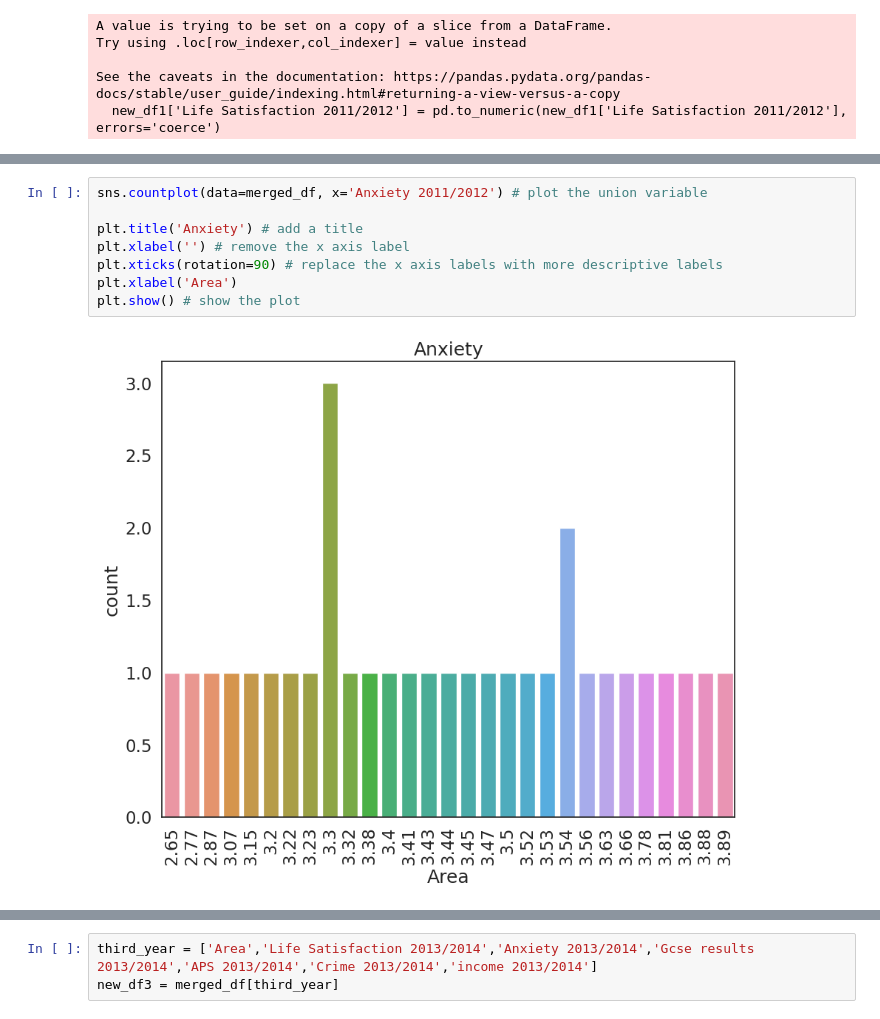
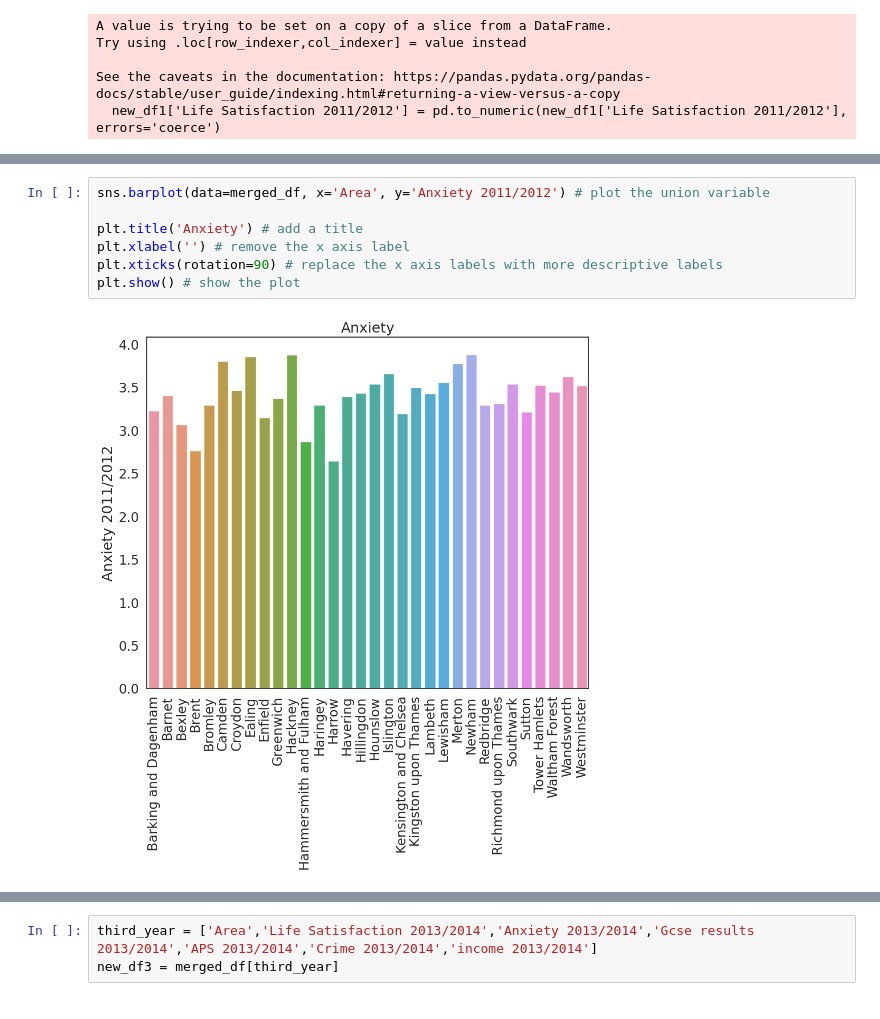
Before and after one commit to YJInn0121/QM2-Group-Project, a Jupyter notebook: Regression_+_visualisation.ipynb, the cells around one changed output, grey strips where cells are left out. Cells and saved outputs as stored; diff of their text form.

```diff
--- a/Regression_+_visualisation.ipynb
+++ b/Regression_+_visualisation.ipynb
@@ -687,11 +687,10 @@ plt.show() # show the plot
 # %%
-sns.countplot(data=merged_df, x='Anxiety 2011/2012') # plot the union variable
+sns.barplot(data=merged_df, x='Area', y='Anxiety 2011/2012') # plot the union variable
 
 plt.title('Anxiety') # add a title
 plt.xlabel('') # remove the x axis label
 plt.xticks(rotation=90) # replace the x axis labels with more descriptive labels
-plt.xlabel('Area')
 plt.show() # show the plot
 # %% [output]
-[figure, old version]
+[figure, new version]
 # %%
```
Also changed, not shown: parts of 13 cells of this notebook.
